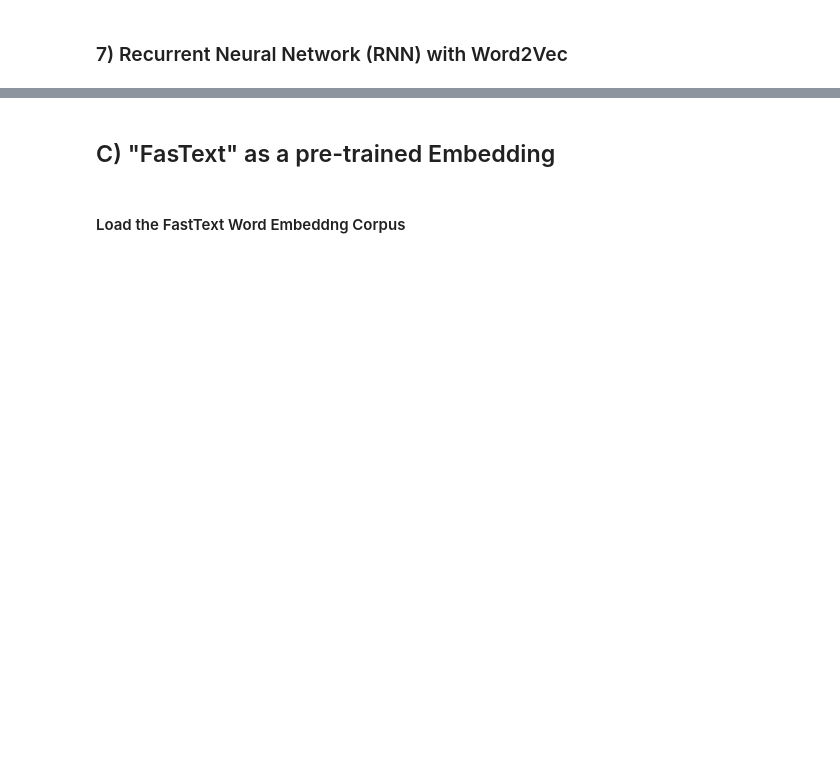
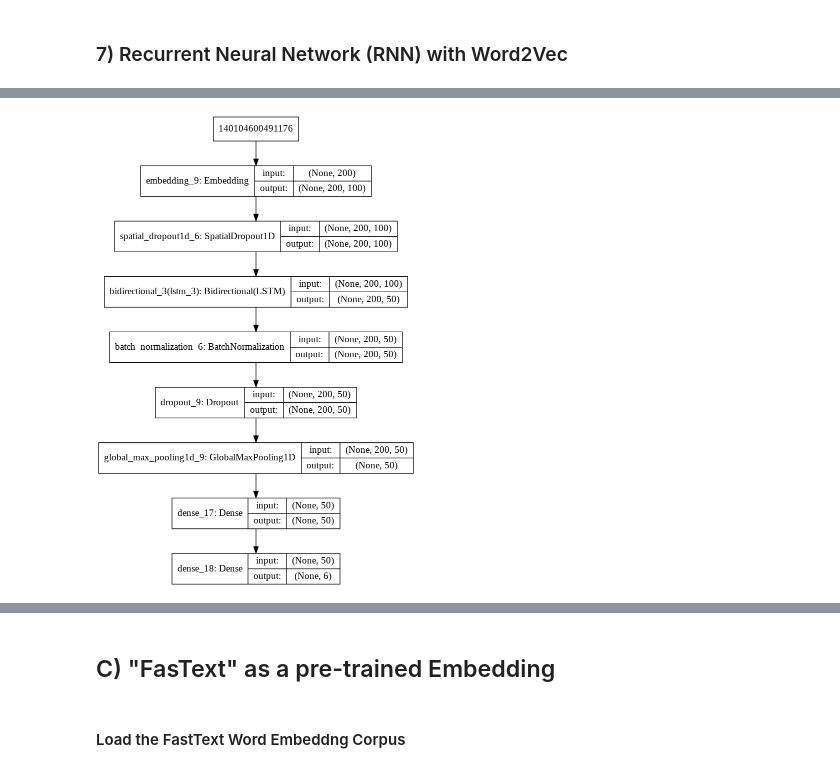
Before and after one commit to Hamxea/Multi-label-Classification, a Jupyter notebook: Multi_Label_Classification_Using_Wikipedia_Toxic_Comments_Dataset.ipynb, the cells around one changed output, grey strips where cells are left out. Drawn from its saved outputs; the diff is of its cells as text; code cells hidden in the pictures; blank space fills up the shorter version.

```diff
--- a/Multi_Label_Classification_Using_Wikipedia_Toxic_Comments_Dataset.ipynb
+++ b/Multi_Label_Classification_Using_Wikipedia_Toxic_Comments_Dataset.ipynb
@@ -872,7 +1189,9 @@ RNN_Word2Vec_model.summary()
 # %%
 #plot the RNN_Word2Vec_model architecture
 
 plot_model(RNN_Word2Vec_model, to_file='RNN_Word2Vec_model_plot.png', show_shapes=True, show_layer_names=True)
-Image(retina=True, filename=RNN_Word2Vec_model_plot.png')
+Image(retina=True, filename='RNN_Word2Vec_model_plot.png')
+# %% [output]
+[figure, added]
 # %%
 RNN_Word2Vec_model_fit = RNN_Word2Vec_model.fit(X_train, y_train, batch_size=batch_size2, epochs=num_epochs, validation_split=val_split, callbacks=[early])
```
Also changed, not shown: parts of 89 cells of this notebook.
